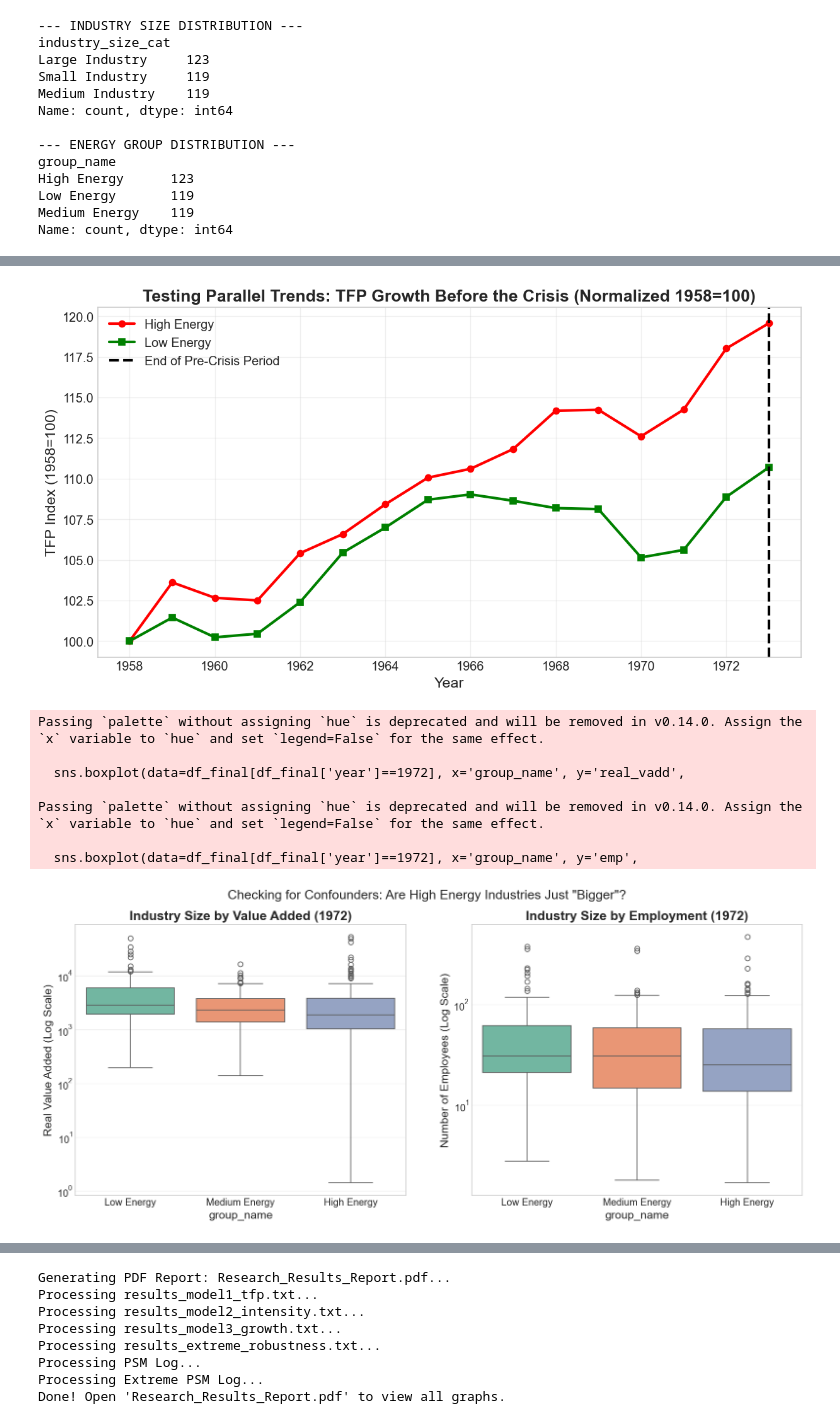
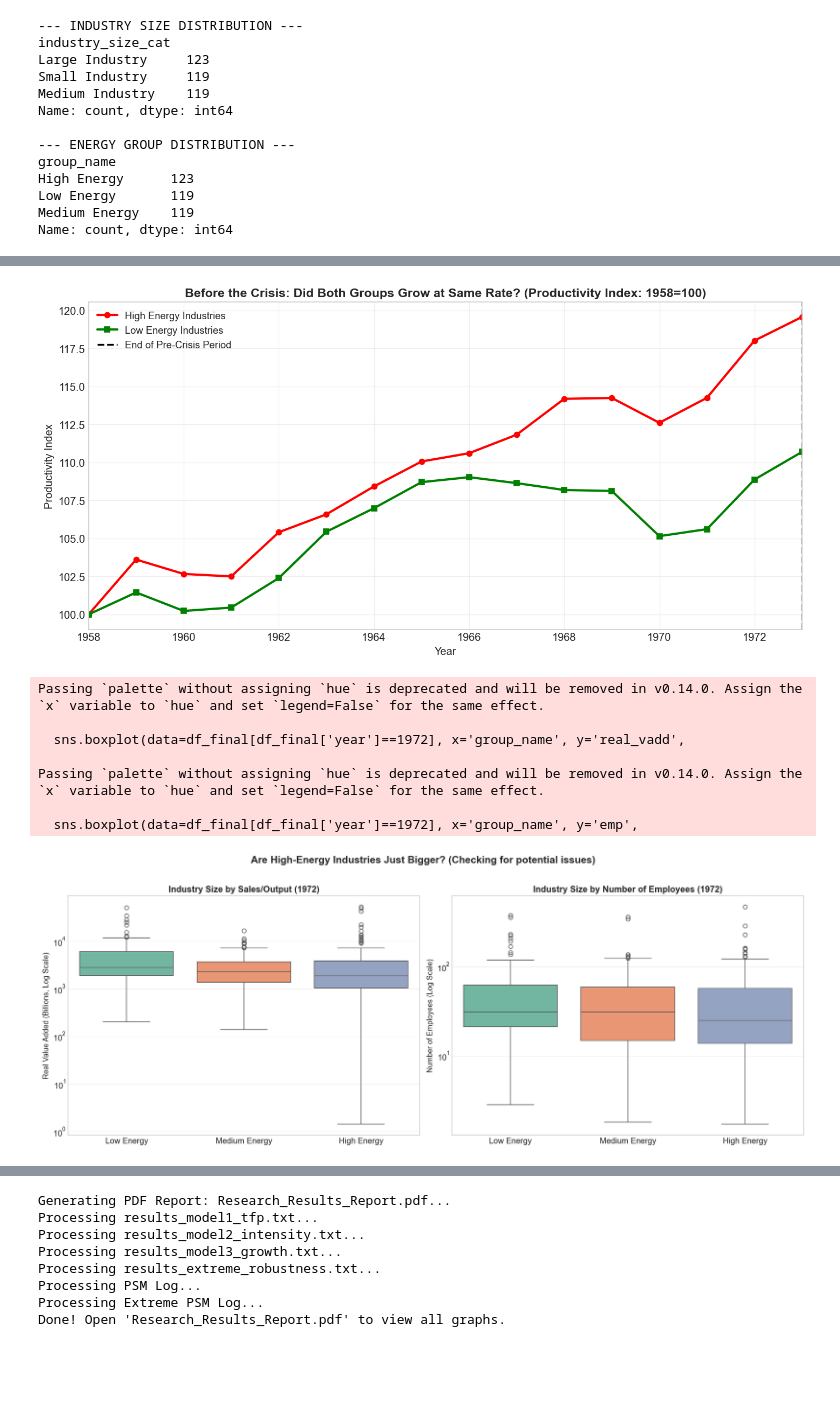
Before and after one commit to ofek31415-eng/Sourse_Idea, a Jupyter notebook: notebooks/idea_data_analysis.ipynb, the cells around one changed output, grey strips where cells are left out. Drawn from its saved outputs; the diff is of its cells as text; code cells hidden in the pictures; blank space fills up the shorter version.

```diff
--- a/notebooks/idea_data_analysis.ipynb
+++ b/notebooks/idea_data_analysis.ipynb
@@ -80,7 +81,7 @@ df_final['post_1973'] = (df_final['year'] >= 1973).astype(int)
 df_final['is_low_energy'] = (df_final['group_name'] == 'Low Energy').astype(int)
 
 # 2. Classify industries by size (avg employees before crisis)
-industry_size = df_final[df_final['year'] < 1973].groupby('naics')['emp'].mean()
+industry_size = df_final[df_final['year'] < 1972].groupby('naics')['emp'].mean()
 size_thresholds = industry_size.quantile([0.33, 0.66])
 
 def classify_size(emp_avg):
@@ -380,52 +430,59 @@ plt.show()
 # %%
-# ---  גרף מגמות מקבילות (TFP לפני המשבר) ---
+# --- Graph 4: Parallel Trends Test (TFP before the crisis) ---
 
 plt.figure(figsize=(12, 6))
 
-# סינון נתונים עד 1973 וקבוצות קיצון
+# Get data from pre-crisis only, for extreme groups only
 pre_crisis = df_final[(df_final['year'] <= 1973) & (df_final['group_name'].isin(['High Energy', 'Low Energy']))]
 
-# חישוב ממוצע שנתי לכל קבוצה
+# Calculate yearly average TFP for each group
 tfp_trends = pre_crisis.groupby(['year', 'group_name'])['tfp5'].mean().unstack()
 
-# נרמול לשנת הבסיס (1958=100) כדי להשוות שיפועים (קצב שינוי) ולא רמות אבסולוטיות
+# Normalize to 1958=100 so we can compare growth rates, not absolute levels
 tfp_normalized = tfp_trends / tfp_trends.loc[1958] * 100
 
-# ציור
-plt.plot(tfp_normalized.index, tfp_normalized['High Energy'], label='High Energy', color='red', marker='o')
-plt.plot(tfp_normalized.index, tfp_normalized['Low Energy'], label='Low Energy', color='green', marker='s')
+# Draw both groups
+plt.plot(tfp_normalized.index, tfp_normalized['High Energy'], label='High Energy Industries', color='red', marker='o', linewidth=2.5)
+plt.plot(tfp_normalized.index, tfp_normalized['Low Energy'], label='Low Energy Industries', color='green', marker='s', linewidth=2.5)
 
-# עיצוב
-plt.axvline(x=1973, color='black', linestyle='--', label='End of Pre-Crisis Period')
-plt.title('Testing Parallel Trends: TFP Growth Before the Crisis (Normalized 1958=100)', fontweight='bold')
-plt.ylabel('TFP Index (1958=100)')
-plt.xlabel('Year')
-plt.legend()
+# Formatting
+plt.axvline(x=1973, color='black', linestyle='--', linewidth=2, label='End of Pre-Crisis Period')
+plt.title('Before the Crisis: Did Both Groups Grow at Same Rate? (Productivity Index: 1958=100)', fontweight='bold', fontsize=14)
+plt.ylabel('Productivity Index', fontsize=12)
+plt.xlabel('Year', fontsize=12)
+plt.legend(fontsize=11)
+plt.xlim(1958, 1973)
 
+plt.tight_layout()
 plt.show()
+# If lines are parallel before 1973, it supports our research design
 # %% [output]
-[figure, old version]
+[figure, new version]
 # %%
-# --- השוואת מאפייני תעשייה (בדיקת משתנים מתערבים) ---
+# --- Checking for confounders (Are high-energy industries just "bigger"?) ---
 
 fig, axes = plt.subplots(1, 2, figsize=(16, 6))
 
-# גרף שמאלי: גודל לפי ערך מוסף (VADD)
+# Left graph: Size measured by value added
 sns.boxplot(data=df_final[df_final['year']==1972], x='group_name', y='real_vadd',
             order=['Low Energy', 'Medium Energy', 'High Energy'], ax=axes[0], palette='Set2')
-axes[0].set_yscale('log') # סקאלה לוגריתמית בגלל פערי גודל עצומים
-axes[0].set_title('Industry Size by Value Added (1972)', fontweight='bold')
-axes[0].set_ylabel('Real Value Added (Log Scale)')
+axes[0].set_yscale('log') # Logarithmic scale because sizes vary a lot
+axes[0].set_title('Industry Size by Sales/Output (1972)', fontweight='bold', fontsize=13)
+axes[0].set_ylabel('Real Value Added (Billions, Log Scale)', fontsize=11)
+axes[0].set_xlabel('')
 
-# גרף ימני: גודל לפי מספר עובדים (EMP)
+# Right graph: Size measured by employees
 sns.boxplot(data=df_final[df_final['year']==1972], x='group_name', y='emp',
             order=['Low Energy', 'Medium Energy', 'High Energy'], ax=axes[1], palette='Set2')
 axes[1].set_yscale('log')
-axes[1].set_title('Industry Size by Employment (1972)', fontweight='bold')
-axes[1].set_ylabel('Number of Employees (Log Scale)')
+axes[1].set_title('Industry Size by Number of Employees (1972)', fontweight='bold', fontsize=13)
+axes[1].set_ylabel('Number of Employees (Log Scale)', fontsize=11)
+axes[1].set_xlabel('')
 
-plt.suptitle('Checking for Confounders: Are High Energy Industries Just "Bigger"?', fontsize=16)
+plt.suptitle('Are High-Energy Industries Just Bigger? (Checking for potential issues)', fontsize=15, fontweight='bold', y=1.02)
+plt.tight_layout()
 plt.show()
+# If the boxes overlap a lot, then size is not the main difference between groups
 # %% [output]
 Passing `palette` without assigning `hue` is deprecated and will be removed in v0.14.0. Assign the `x` variable to `hue` and set `legend=False` for the same effect.
 
@@ -434,5 +491,5 @@ Passing `palette` without assigning `hue` is deprecated and will be removed in v
 Passing `palette` without assigning `hue` is deprecated and will be removed in v0.14.0. Assign the `x` variable to `hue` and set `legend=False` for the same effect.
 
   sns.boxplot(data=df_final[df_final['year']==1972], x='group_name', y='emp',
-[figure, old version]
+[figure, new version]
 # %%
```
Also changed, not shown: parts of 29 cells of this notebook, 38 other files.
